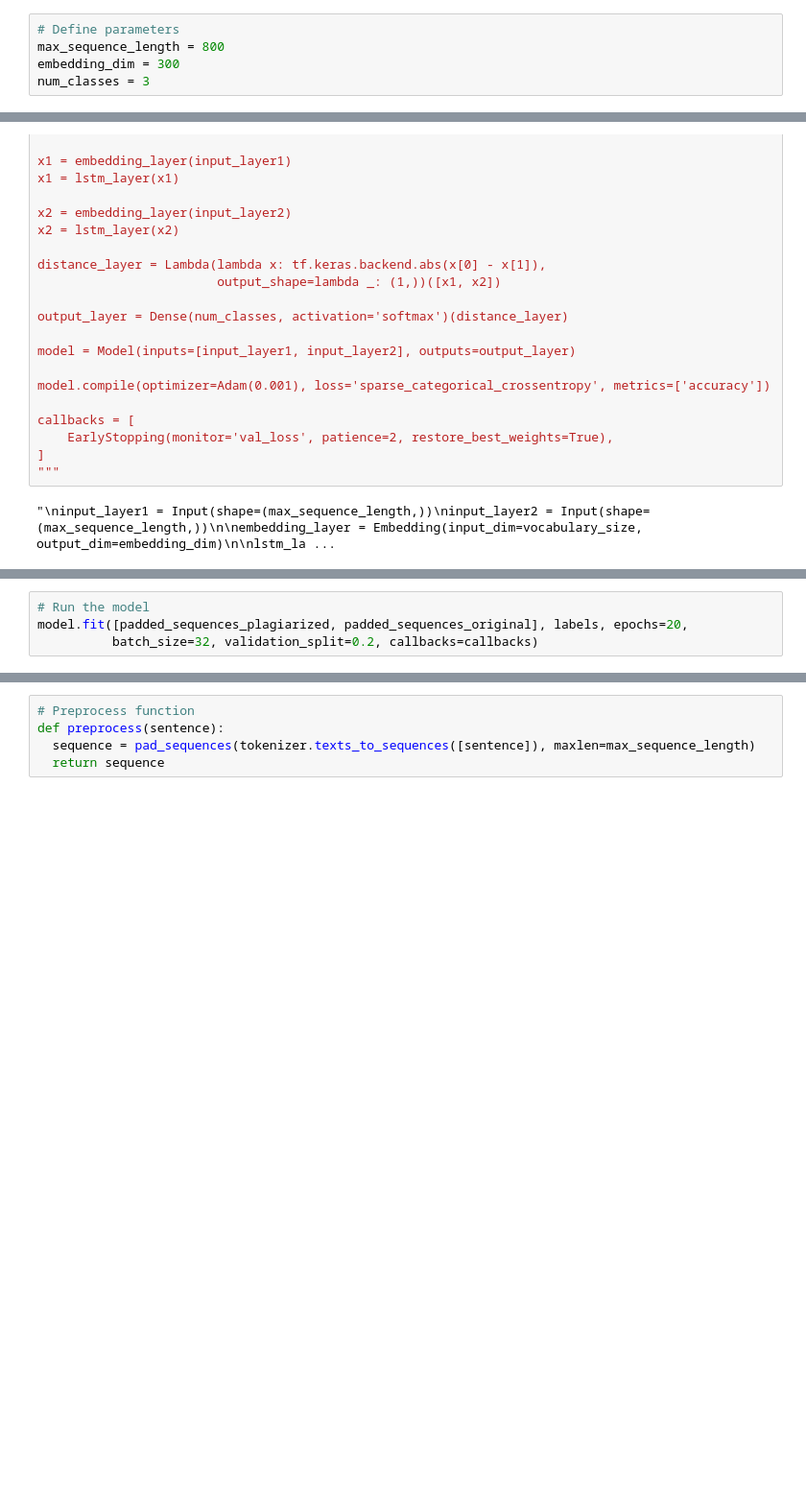
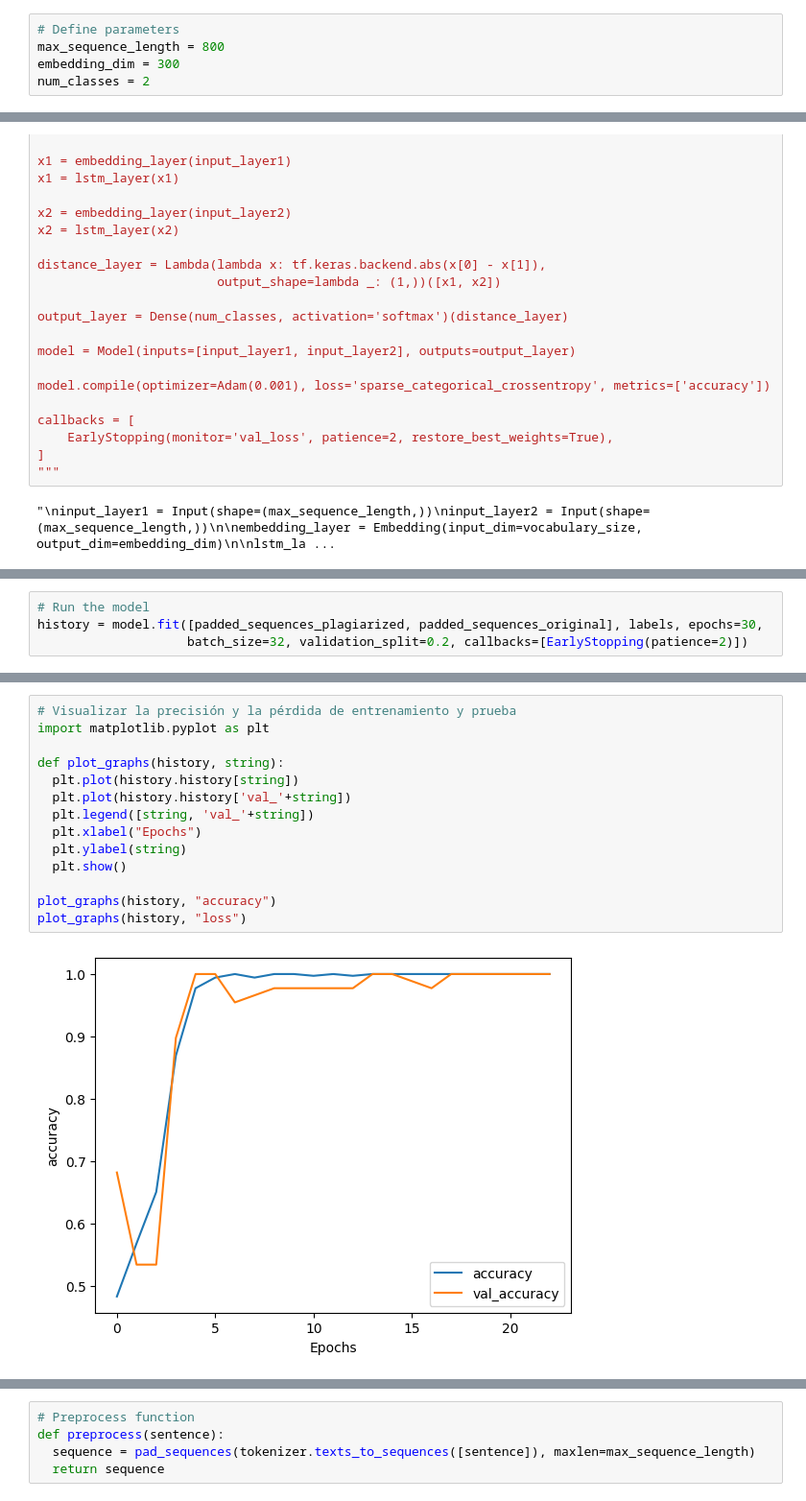
Before and after one commit to pablogonzalezdelaparra/NLPImplementation-Model-Python, a Jupyter notebook: PlagiarismTypeDetector.ipynb, the cells around one changed output, grey strips where cells are left out. Shown: that part at 96% size. Drawn from its saved outputs; the diff is of its cells as text; blank space fills up the shorter version.

```diff
--- a/PlagiarismTypeDetector.ipynb
+++ b/PlagiarismTypeDetector.ipynb
@@ -52,7 +75,7 @@ original_texts = original_texts.fillna('')
 # Define parameters
 max_sequence_length = 800
 embedding_dim = 300
-num_classes = 3
+num_classes = 2
 # %%
 # Combine texts
 texts = (plagiarized_texts + ' ' + original_texts).astype(str)
@@ -192,6 +254,6 @@ Non-trainable params: 0 (0.00 Byte)
 __________________________________________________________________________________________________
 # %%
 # Run the model
-model.fit([padded_sequences_plagiarized, padded_sequences_original], labels, epochs=20,
-          batch_size=32, validation_split=0.2, callbacks=callbacks)
+history = model.fit([padded_sequences_plagiarized, padded_sequences_original], labels, epochs=30,
+                    batch_size=32, validation_split=0.2, callbacks=[EarlyStopping(patience=2)])
 # %% [output]
@@ -214,0 +277,16 @@ Epoch 8/20
+# %%
+# Visualizar la precisión y la pérdida de entrenamiento y prueba
+import matplotlib.pyplot as plt
+
+def plot_graphs(history, string):
+  plt.plot(history.history[string])
+  plt.plot(history.history['val_'+string])
+  plt.legend([string, 'val_'+string])
+  plt.xlabel("Epochs")
+  plt.ylabel(string)
+  plt.show()
+
+plot_graphs(history, "accuracy")
+plot_graphs(history, "loss")
+# %% [output]
+[figure, added]
```
Also changed, not shown: parts of 19 cells of this notebook, 5 other files.
